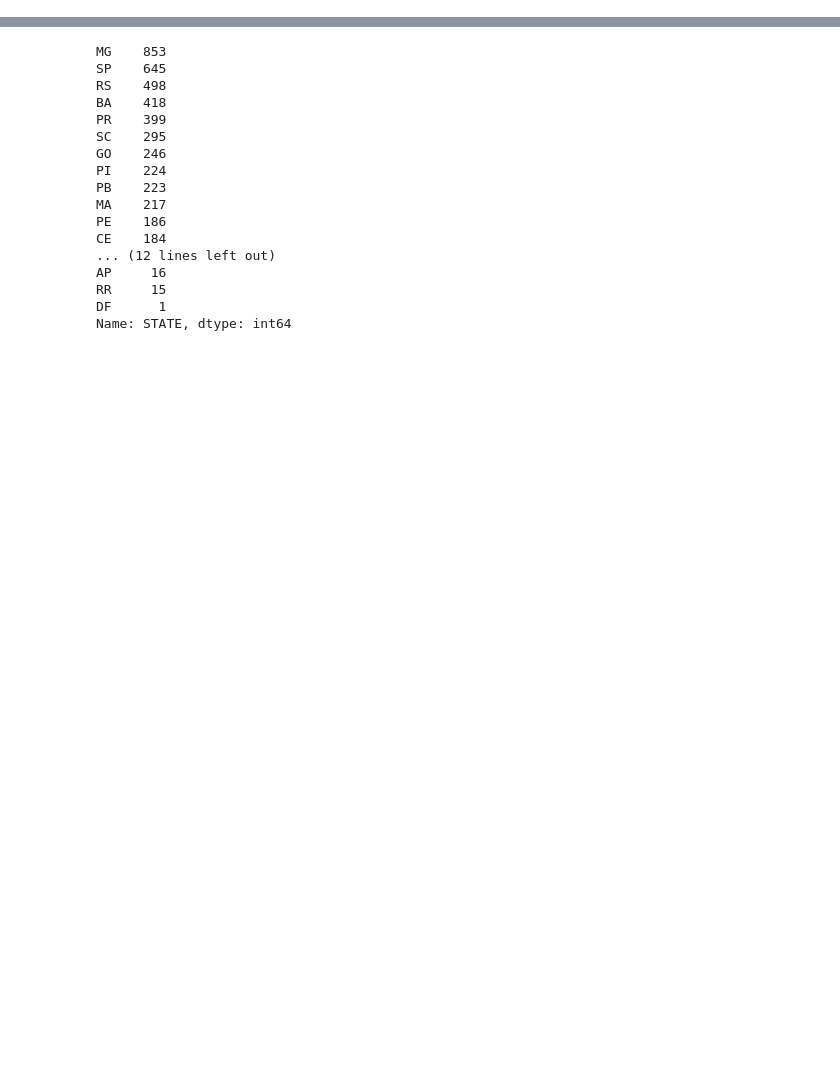
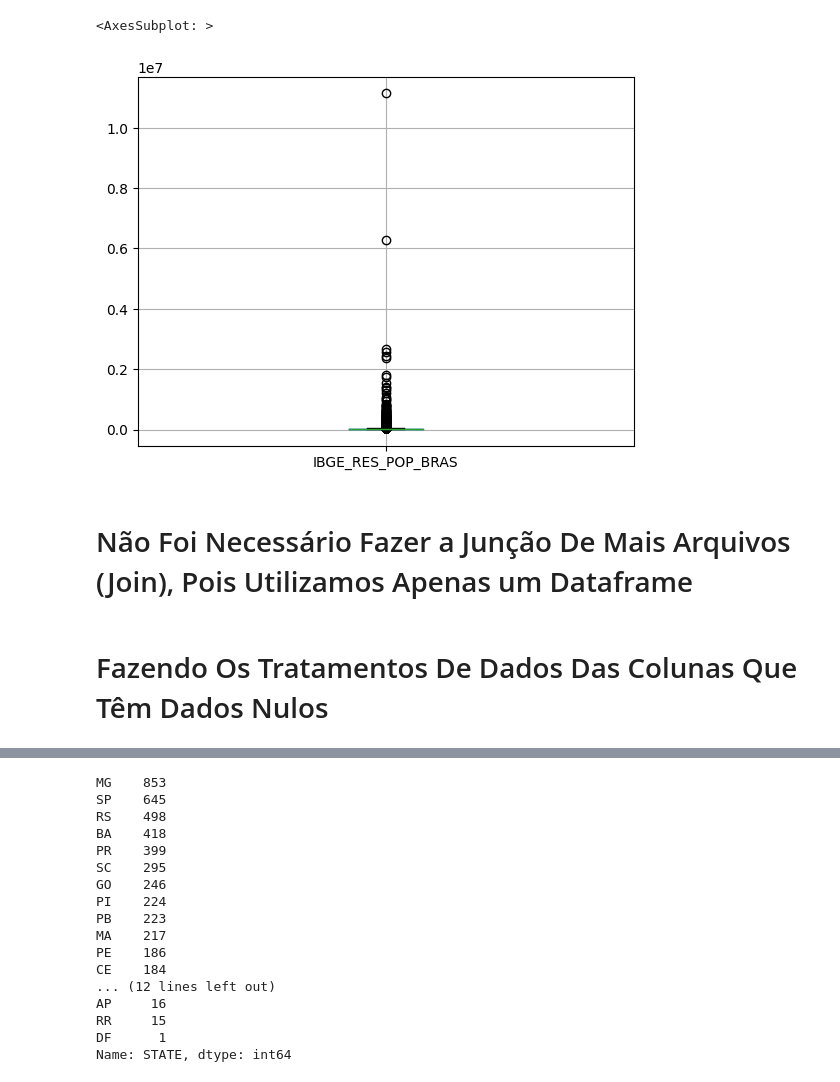
Before and after one commit to OzieleOliveira/Atividade_final_analise_dados-, a Jupyter notebook: Untitled.ipynb, the cells around one changed output, grey strips where cells are left out. Drawn from its saved outputs; the diff is of its cells as text; code cells hidden in the pictures; blank space fills up the shorter version.

```diff
--- a/Untitled.ipynb
+++ b/Untitled.ipynb
@@ -5,6 +5,15 @@ import matplotlib.pyplot as plt
 %matplotlib inline
 # %%
 tabela=pd.read_csv('BRAZIL_CITIES.csv', sep=';')
+# %%
+tabela.boxplot(column=['IBGE_RES_POP_BRAS'])
+# %% [output]
+<AxesSubplot: >
+[figure, added]
+# %% [markdown]
+# Não Foi Necessário Fazer a Junção De Mais Arquivos (Join), Pois Utilizamos Apenas um Dataframe
+# %% [markdown]
+# Fazendo Os Tratamentos De Dados Das Colunas Que Têm Dados Nulos
 # %%
 tabela.loc[:,'CITY':'IBGE_POP']
 # %% [output]
```
Also changed, not shown: parts of 4 cells of this notebook.
